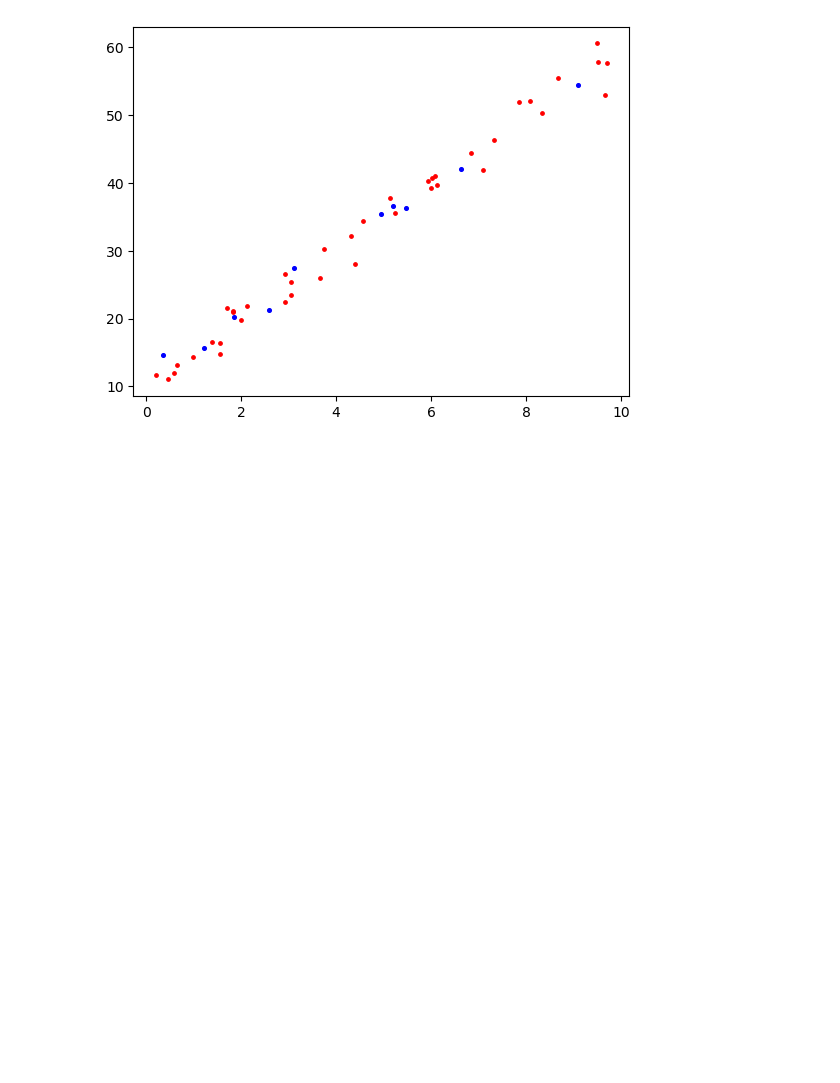
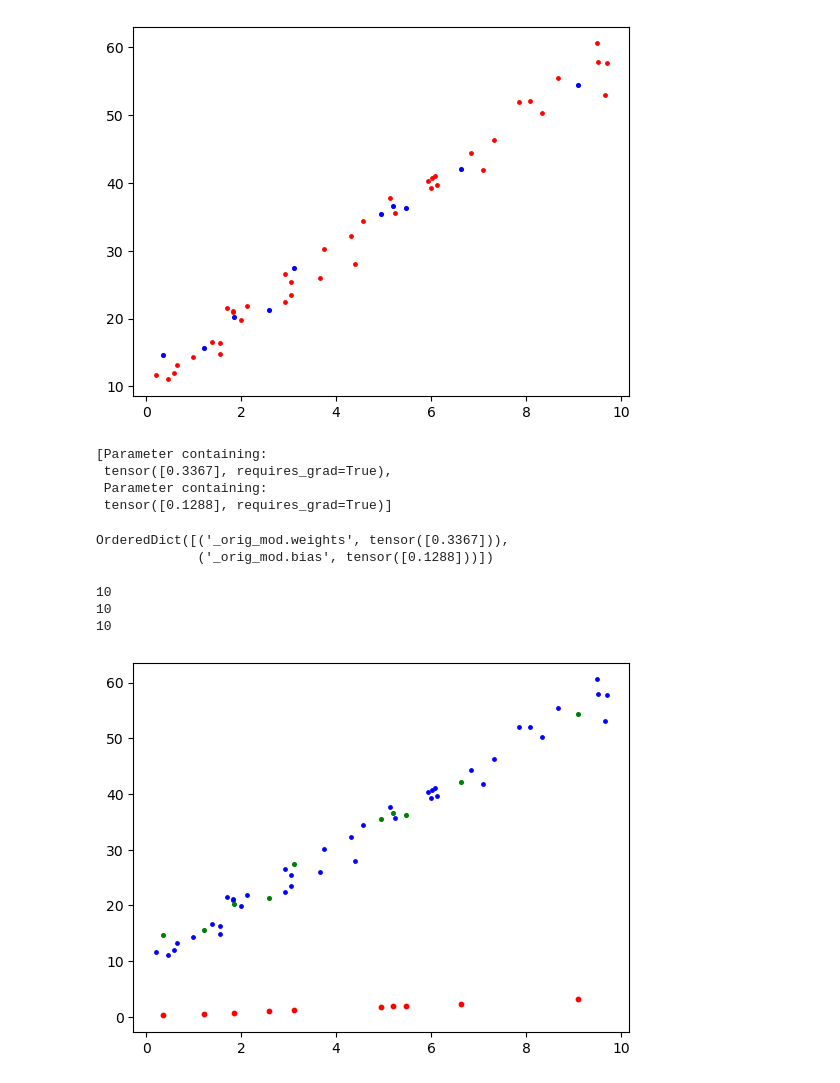
Before and after one commit to abdulkadiripek/DeepLearningBootcamp, a Jupyter notebook: DeepLearning/01- IntroToDeepLearning.ipynb, the cells around one changed output. Saved outputs shown, nothing was run; the diff lists cells and outputs as text; code cells hidden in the pictures; blank space fills up the shorter version.

```diff
--- a/DeepLearning/01- IntroToDeepLearning.ipynb
+++ b/DeepLearning/01- IntroToDeepLearning.ipynb
@@ -119,9 +119,43 @@ from torch import nn  # neural network demek (nn)
 # %%
 class SimpleLinearRegressionModel(nn.Module):
     def __init__(self):
-        super.__init__()
-        self.weights = nn.Parameter(torch.randn(1),dtype=torch.float,requires_grad=True)
-        self.bias = nn.Parameter(torch.randn(1),dtype=torch.float,requires_grad=True)
+        super().__init__()
+        self.weights = nn.Parameter(torch.randn(1,dtype=torch.float),requires_grad=True)
+        self.bias = nn.Parameter(torch.randn(1,dtype=torch.float),requires_grad=True)
 
     def forward(self,x:torch.Tensor) -> torch.Tensor:
-        return self.weight * x + self.bias
+        return self.weights * x + self.bias
+# %%
+torch.manual_seed(42)
+model_0 = SimpleLinearRegressionModel()
+model_0 = torch.compile(model_0) # For the optimization.
+# %%
+list(model_0.parameters())
+# %% [output]
+[Parameter containing:
+ tensor([0.3367], requires_grad=True),
+ Parameter containing:
+ tensor([0.1288], requires_grad=True)]
+# %%
+model_0.state_dict() # içinde bulunduğumuz güncel durumun sözlüğü.
+# %% [output]
+OrderedDict([('_orig_mod.weights', tensor([0.3367])),
+             ('_orig_mod.bias', tensor([0.1288]))])
+# %%
+with torch.inference_mode():
+    y_pred = model_0(x_test)
+# %%
+print(len(x_test))
+print(len(y_pred))
+print(len(y_test))
+# %% [output]
+10
+10
+10
+# %%
+plt.scatter(x=x_train,y=y_train,c="blue", label = "Training Data", s=6)
+plt.scatter(x_test,y_test,c="green",label="Test Data",s=7)
+plt.scatter(x_test,y_pred,c="red",label="Test Data",s=10)
+plt.show()
+# %% [output]
+[figure, added]
```
